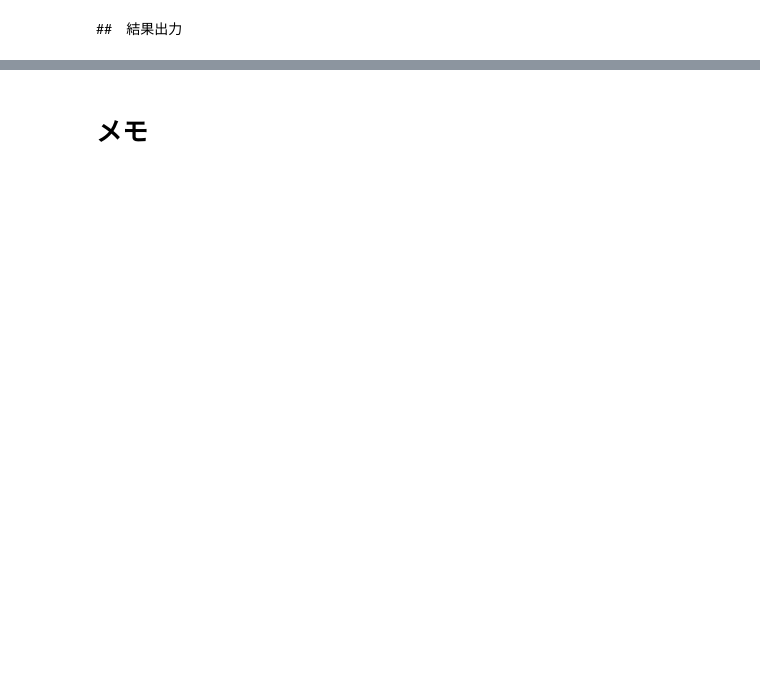
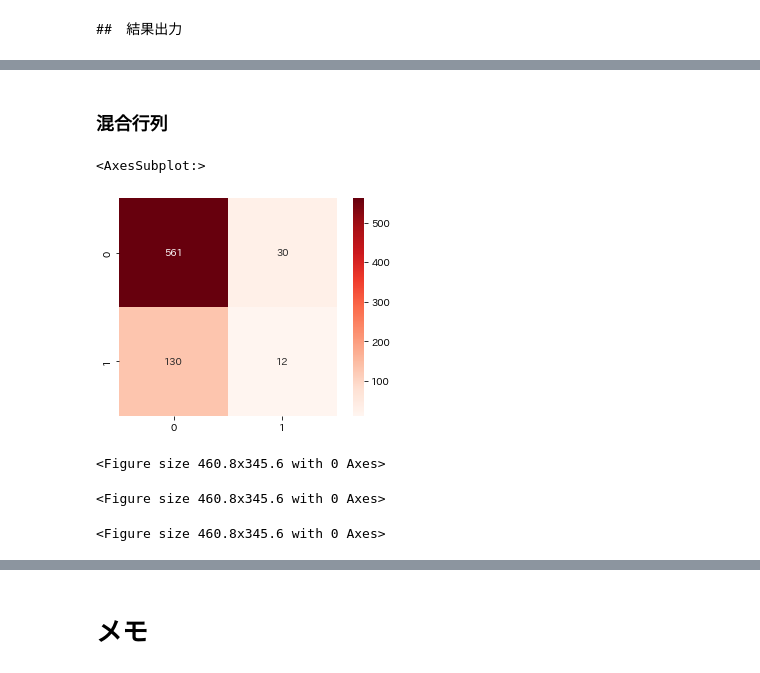
Before and after one commit to oguras1109/CRLEA, a Jupyter notebook: 枠更新率分類モデル.ipynb, the cells around one changed output, grey strips where cells are left out. Cells and saved outputs as stored; diff of their text form; code cells hidden in the pictures; blank space fills up the shorter version.

```diff
--- a/枠更新率分類モデル.ipynb
+++ b/枠更新率分類モデル.ipynb
@@ -1382,3 +1486,20 @@ def train_model_reg(df,a=2,b=1,c=None):
     #上記のパラメータでモデルを学習する
     model.fit(X_train, y_train)
     return model
+# %%
+"""
+確信度をndarrayとして取得する関数
+"""
+def get_prob(X_test, model):
+    probs = model.predict_proba(X_test)
+    prob_0 = probs[0][0]
+    size = len(probs)
+    for i in range(1,size):
+        prob_0 = np.append(prob_0, probs[i][0])
+
+    prob_1 = probs[0][1]
+    for i in range(1,size):
+        prob_1 = np.append(prob_1, probs[i][1])
+    res = [prob_0, prob_1]
+
+    return res
@@ -1385,5 +1508,5 @@ def train_model_reg(df,a=2,b=1,c=None):
 # %%
-def get_test_clf(df,model):
+def get_test_clf(df,model):# 確信度を追加
     """
     モデルを使って、予測値を出し、予測値、最終ペース、差分、乖離度（予測値/最終ペース）を列に追加したdfを返す。
     """
@@ -1394,6 +1517,9 @@ def get_test_clf(df,model):
     X_test_id = df[4]
     # X_test_kamoku = df[5]
     y_pred  = model.predict(X_test)
+    y_pred_probs= get_prob(X_test, model)
+    prob_0 = y_pred_probs[0]
+    prob_1 = y_pred_probs[1]
 
     #得た結果を学習データとマージしてデータフレームで返す
 
@@ -1403,6 +1529,8 @@ def get_test_clf(df,model):
     # df_test.loc[:,'科目']= X_test_kamoku
     df_test.loc[:,'実測値']= y_test
     df_test.loc[:,'予測値']= y_pred #上のデータに予測値をマージ
+    df_test.loc[:,'0の確信度']= prob_0 #上のデータに0の確信度をマージ
+    df_test.loc[:,'1の確信度']= prob_1 #上のデータに1の確信度をマージ
     df_res = df_test #下のコメントアウトを外す時、この行は削除
     """
     #学習データの同じ学年分野カテゴリの中の基礎統計量
@@ -1698,0 +1956,2 @@ get_graph(df_prets[2],case = 2, method = 'reg')
+# %% [markdown]
+### 混合行列
@@ -1698,0 +1972,14 @@ get_graph(df_prets[2],case = 2, method = 'reg')
+# %%
+#描画テスト
+df = c1
+y_true = list(df[c_tag[0]])#評価指標に用いる列を指定し、リスト化
+y_pred = list(df[c_tag[1]])#評価指標に用いる列を指定し、リスト化
+
+cm = confusion_matrix(y_true, y_pred)
+
+sns.heatmap(cm, square=True, cbar=True, annot=True, cmap='Reds',fmt='d')
+# plt.savefig('sklearn_confusion_matrix.png')
+# plt.savefig(path_file)
+# %% [output]
+<AxesSubplot:>
+[figure, added]
@@ -1698,0 +2008,12 @@ get_graph(df_prets[2],case = 2, method = 'reg')
+# %%
+get_cm(c1, path_folder, name_file, col_names = c_tag, suffix = '新人分類モデル_{}'.format(suf))
+# %% [output]
+<Figure size 460.8x345.6 with 0 Axes>
+# %%
+get_cm(c2, path_folder, name_file, col_names = c_tag, suffix = '経験分類モデル_{}'.format(suf))
+# %% [output]
+<Figure size 460.8x345.6 with 0 Axes>
+# %%
+get_cm(r1, path_folder, name_file, col_names = r_tag, suffix = '新人回帰モデル_{}'.format(suf))
+# %% [output]
+<Figure size 460.8x345.6 with 0 Axes>
```
Also changed, not shown: parts of 51 cells of this notebook, 1 other file.
